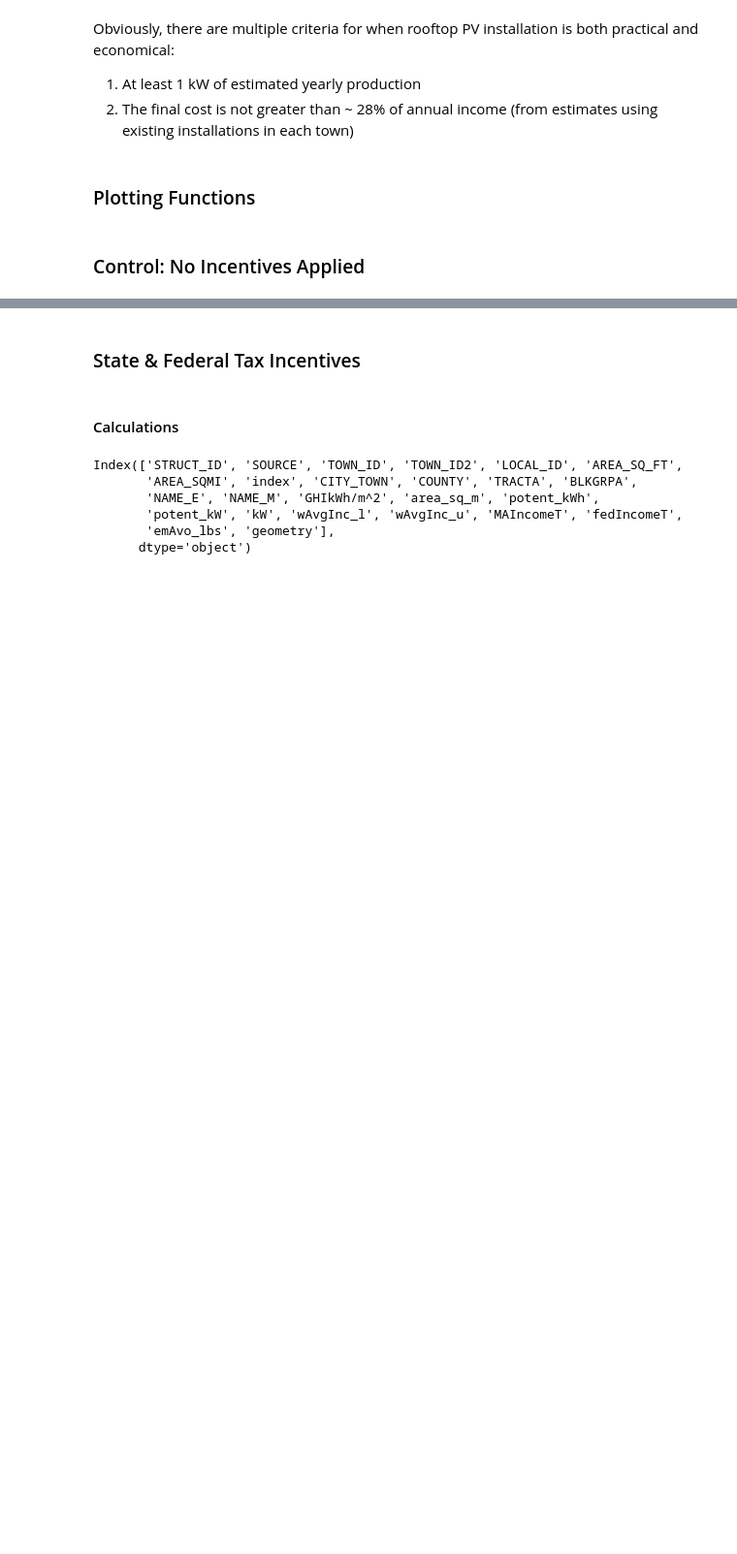
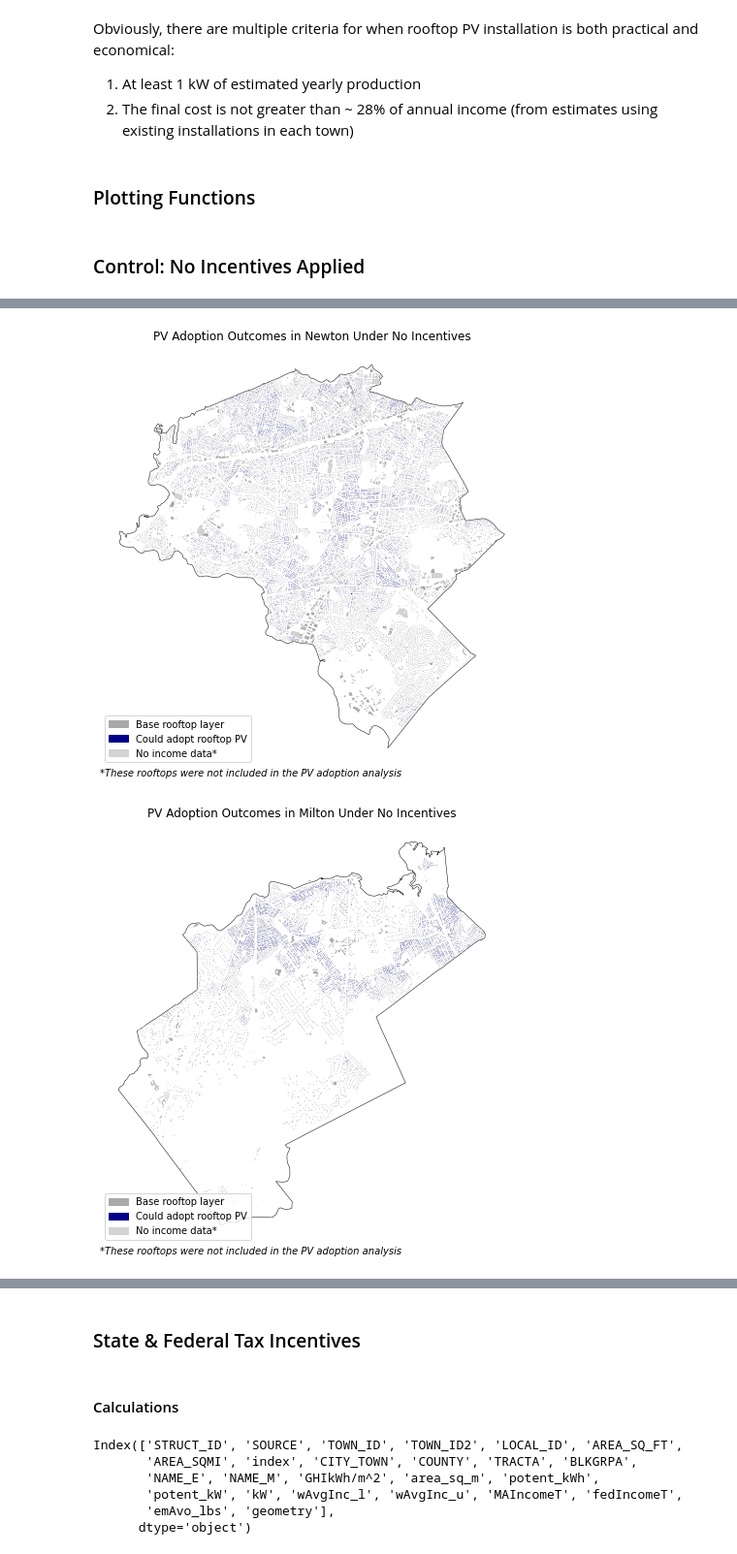
Before and after one commit to ghostpress/ma-solar, a Jupyter notebook: code/analysis.ipynb, the cells around one changed output, grey strips where cells are left out. Shown at 97% size. Cells and saved outputs as stored; diff of their text form; code cells hidden in the pictures; blank space fills up the shorter version.

```diff
--- a/code/analysis.ipynb
+++ b/code/analysis.ipynb
@@ -405,5 +405,8 @@ outcomes
 # %%
 # Plot outcomes
 
-# plot_scenario(sel0, 'No Incentives', 'NoIncent')
+plot_scenario(sel0, 'No Incentives', 'NoIncent')
 plot_scenario_by_town(sel0, 'No Incentives', 'NoIncent')
+# %% [output]
+[figure, added]
+[figure, added]
```
Also changed, not shown: parts of 5 cells of this notebook.
